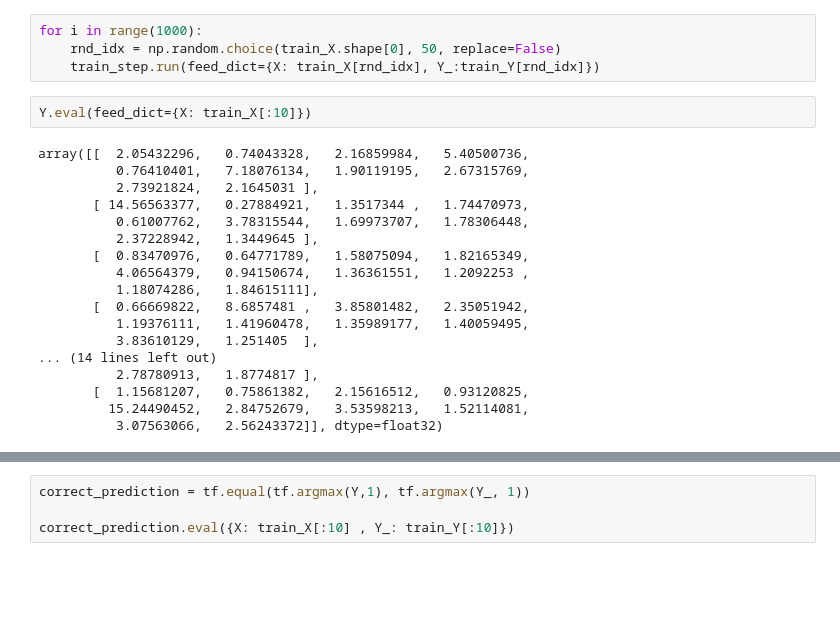
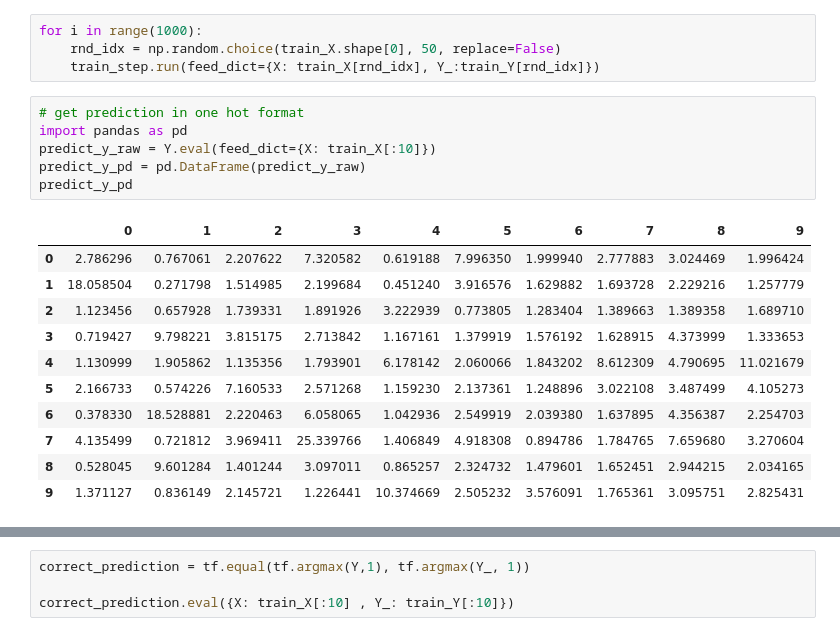
Before and after one commit to mangoicestar/tf-keras-tutorial, a Jupyter notebook: basic/02-From tf to MNIST.ipynb, the cells around one changed output, grey strips where cells are left out. Saved outputs shown, nothing was run; the diff lists cells and outputs as text; blank space fills up the shorter version.

```diff
--- a/basic/02-From tf to MNIST.ipynb
+++ b/basic/02-From tf to MNIST.ipynb
@@ -93,23 +93,21 @@ tf.global_variables_initializer().run()
 for i in range(1000):
     rnd_idx = np.random.choice(train_X.shape[0], 50, replace=False)
     train_step.run(feed_dict={X: train_X[rnd_idx], Y_:train_Y[rnd_idx]})
-# %%
-Y.eval(feed_dict={X: train_X[:10]})
-# %% [output]
-array([[  2.05432296,   0.74043328,   2.16859984,   5.40500736,
-          0.76410401,   7.18076134,   1.90119195,   2.67315769,
-          2.73921824,   2.1645031 ],
-       [ 14.56563377,   0.27884921,   1.3517344 ,   1.74470973,
-          0.61007762,   3.78315544,   1.69973707,   1.78306448,
-          2.37228942,   1.3449645 ],
-       [  0.83470976,   0.64771789,   1.58075094,   1.82165349,
-          4.06564379,   0.94150674,   1.36361551,   1.2092253 ,
-          1.18074286,   1.84615111],
-       [  0.66669822,   8.6857481 ,   3.85801482,   2.35051942,
-          1.19376111,   1.41960478,   1.35989177,   1.40059495,
-          3.83610129,   1.251405  ],
-... (14 lines left out)
-          2.78780913,   1.8774817 ],
-       [  1.15681207,   0.75861382,   2.15616512,   0.93120825,
-         15.24490452,   2.84752679,   3.53598213,   1.52114081,
-          3.07563066,   2.56243372]], dtype=float32)
+# %%
+# get prediction in one hot format
+import pandas as pd
+predict_y_raw = Y.eval(feed_dict={X: train_X[:10]})
+predict_y_pd = pd.DataFrame(predict_y_raw)
+predict_y_pd
+# %% [output]
+|  | 0 | 1 | 2 | 3 | 4 | 5 | 6 | 7 | 8 | 9 |
+| 0 | 2.786296 | 0.767061 | 2.207622 | 7.320582 | 0.619188 | 7.996350 | 1.999940 | 2.777883 | 3.024469 | 1.996424 |
+| 1 | 18.058504 | 0.271798 | 1.514985 | 2.199684 | 0.451240 | 3.916576 | 1.629882 | 1.693728 | 2.229216 | 1.257779 |
+| 2 | 1.123456 | 0.657928 | 1.739331 | 1.891926 | 3.222939 | 0.773805 | 1.283404 | 1.389663 | 1.389358 | 1.689710 |
+| 3 | 0.719427 | 9.798221 | 3.815175 | 2.713842 | 1.167161 | 1.379919 | 1.576192 | 1.628915 | 4.373999 | 1.333653 |
+| 4 | 1.130999 | 1.905862 | 1.135356 | 1.793901 | 6.178142 | 2.060066 | 1.843202 | 8.612309 | 4.790695 | 11.021679 |
+| 5 | 2.166733 | 0.574226 | 7.160533 | 2.571268 | 1.159230 | 2.137361 | 1.248896 | 3.022108 | 3.487499 | 4.105273 |
+| 6 | 0.378330 | 18.528881 | 2.220463 | 6.058065 | 1.042936 | 2.549919 | 2.039380 | 1.637895 | 4.356387 | 2.254703 |
+| 7 | 4.135499 | 0.721812 | 3.969411 | 25.339766 | 1.406849 | 4.918308 | 0.894786 | 1.784765 | 7.659680 | 3.270604 |
+| 8 | 0.528045 | 9.601284 | 1.401244 | 3.097011 | 0.865257 | 2.324732 | 1.479601 | 1.652451 | 2.944215 | 2.034165 |
+| 9 | 1.371127 | 0.836149 | 2.145721 | 1.226441 | 10.374669 | 2.505232 | 3.576091 | 1.765361 | 3.095751 | 2.825431 |
```
Also changed, not shown: parts of 13 cells of this notebook, 1 other file.
